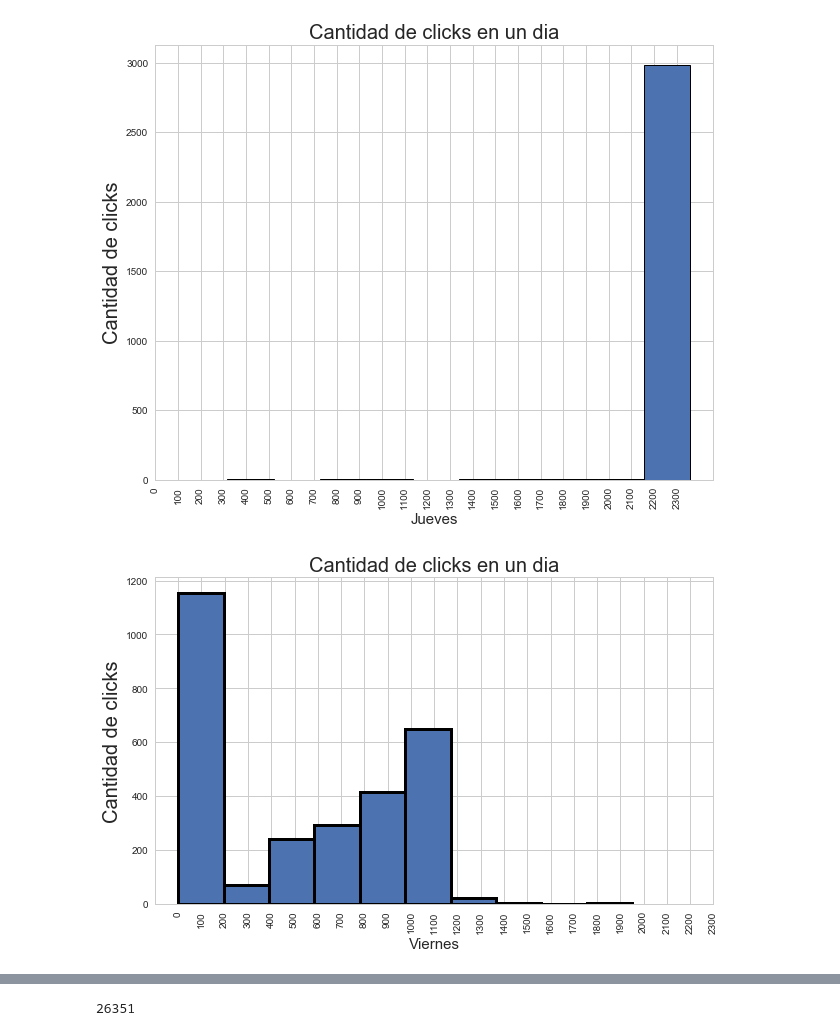
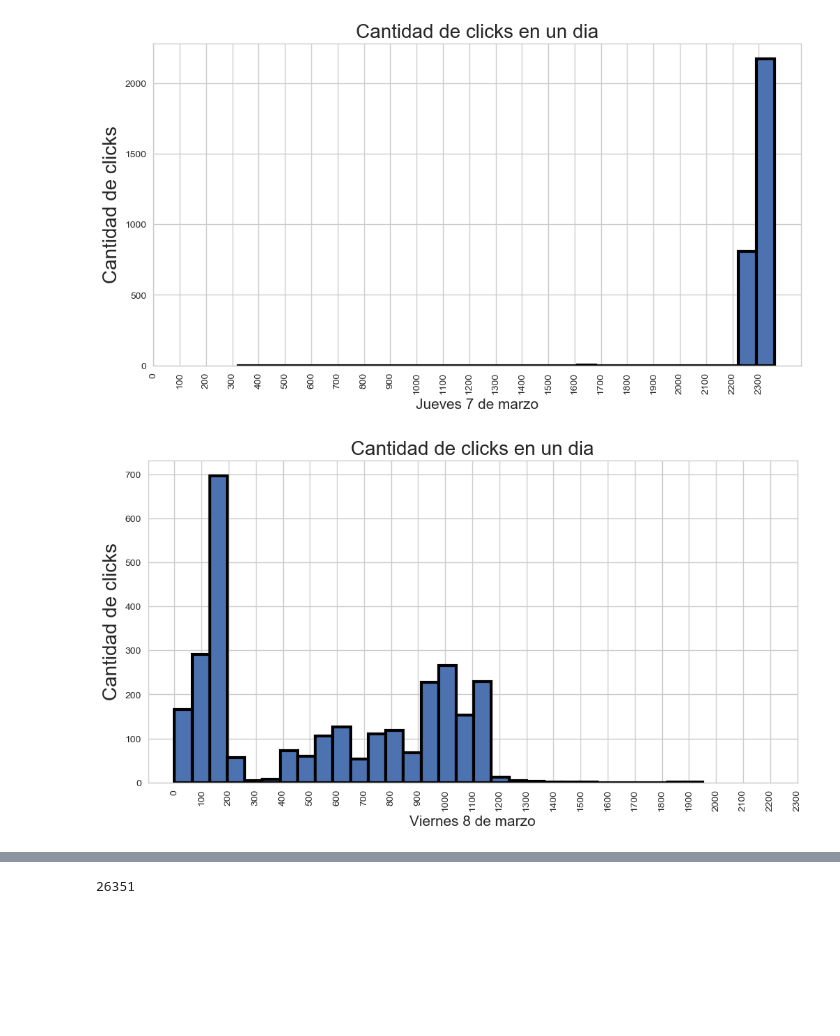
Before and after one commit to LucasCatolino/Organizacion-de-Datos, a Jupyter notebook: TP1.ipynb, the cells around one changed output, grey strips where cells are left out. Drawn from its saved outputs; the diff is of its cells as text; code cells hidden in the pictures; blank space fills up the shorter version.

```diff
--- a/TP1.ipynb
+++ b/TP1.ipynb
@@ -78,19 +75,19 @@ std                   813.34
 max                 2,359.00
 Name: hora, dtype: float64
 # %%
-dia3.hist(column='hora', grid=True, edgecolor = "Black", linewidth = 1, figsize=(10,8), xrot=90, xlabelsize=10, ylabelsize=10);
+dia3.hist(column='hora',bins=30, grid=True, edgecolor = "Black", linewidth = 3,figsize=(12,6), xrot=90, xlabelsize=10, ylabelsize=10);
 plt.xticks(range(0,2359,100));
-plt.xlabel('Jueves', fontsize=15);
+plt.xlabel('Jueves 7 de marzo', fontsize=15);
 plt.ylabel('Cantidad de clicks', fontsize=20)
 plt.title('Cantidad de clicks en un dia', fontsize=20);
 # %% [output]
-[figure, old version]
+[figure, new version]
 # %%
-dia4.hist(column='hora', grid=True, edgecolor = "Black", linewidth = 3,figsize=(10,6), xrot=90, xlabelsize=10, ylabelsize=10);
+dia4.hist(column='hora',bins=30, grid=True, edgecolor = "Black", linewidth = 3,figsize=(12,6), xrot=90, xlabelsize=10, ylabelsize=10);
 plt.xticks(range(0,2359,100));
-plt.xlabel('Viernes', fontsize=15);
+plt.xlabel('Viernes 8 de marzo', fontsize=15);
 plt.ylabel('Cantidad de clicks', fontsize=20)
 plt.title('Cantidad de clicks en un dia', fontsize=20);
 # %% [output]
-[figure, old version]
+[figure, new version]
 # %%
```
Also changed, not shown: parts of 8 cells of this notebook.
